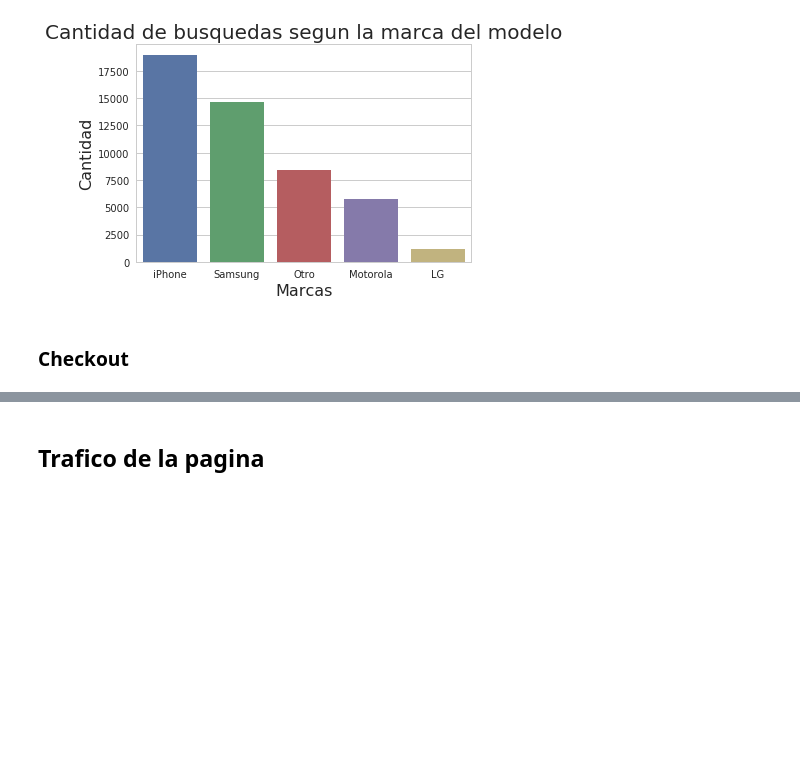
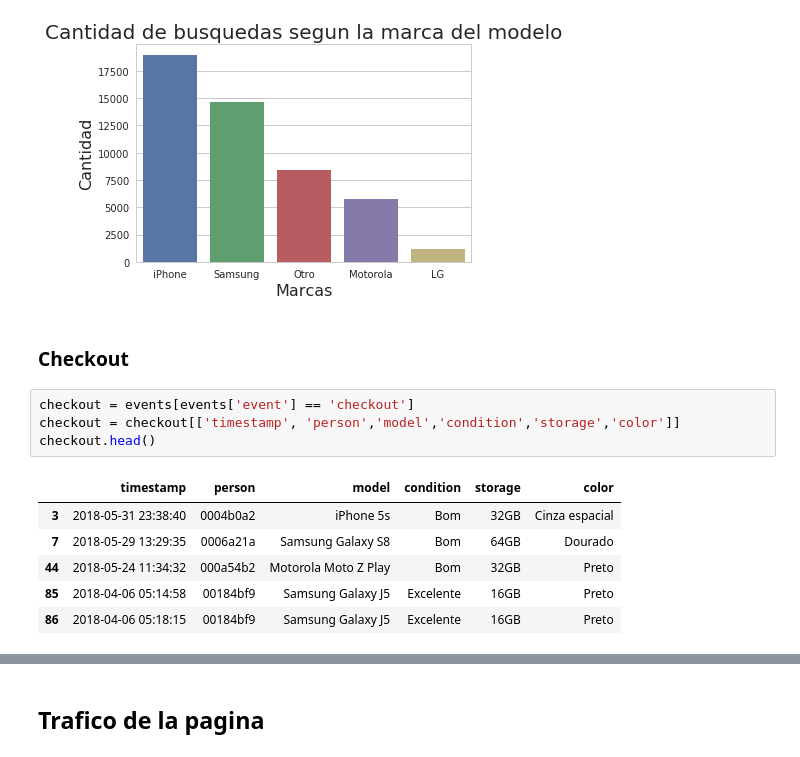
Before and after one commit to jowisaidman/tp1_analisis_exploratorio, a Jupyter notebook: AnalisisExploratorio.ipynb, the cells around one changed output, grey strips where cells are left out. Drawn from its saved outputs; the diff is of its cells as text; blank space fills up the shorter version.

```diff
--- a/AnalisisExploratorio.ipynb
+++ b/AnalisisExploratorio.ipynb
@@ -197,3 +197,14 @@ Text(0,0.5,'Cantidad')
 [figure]
 # %% [markdown]
 ### Checkout
+# %%
+checkout = events[events['event'] == 'checkout']
+checkout = checkout[['timestamp', 'person','model','condition','storage','color']]
+checkout.head()
+# %% [output]
+|  | timestamp | person | model | condition | storage | color |
+| 3 | 2018-05-31 23:38:40 | 0004b0a2 | iPhone 5s | Bom | 32GB | Cinza espacial |
+| 7 | 2018-05-29 13:29:35 | 0006a21a | Samsung Galaxy S8 | Bom | 64GB | Dourado |
+| 44 | 2018-05-24 11:34:32 | 000a54b2 | Motorola Moto Z Play | Bom | 32GB | Preto |
+| 85 | 2018-04-06 05:14:58 | 00184bf9 | Samsung Galaxy J5 | Excelente | 16GB | Preto |
+| 86 | 2018-04-06 05:18:15 | 00184bf9 | Samsung Galaxy J5 | Excelente | 16GB | Preto |
```
Also changed, not shown: parts of 5 cells of this notebook.
